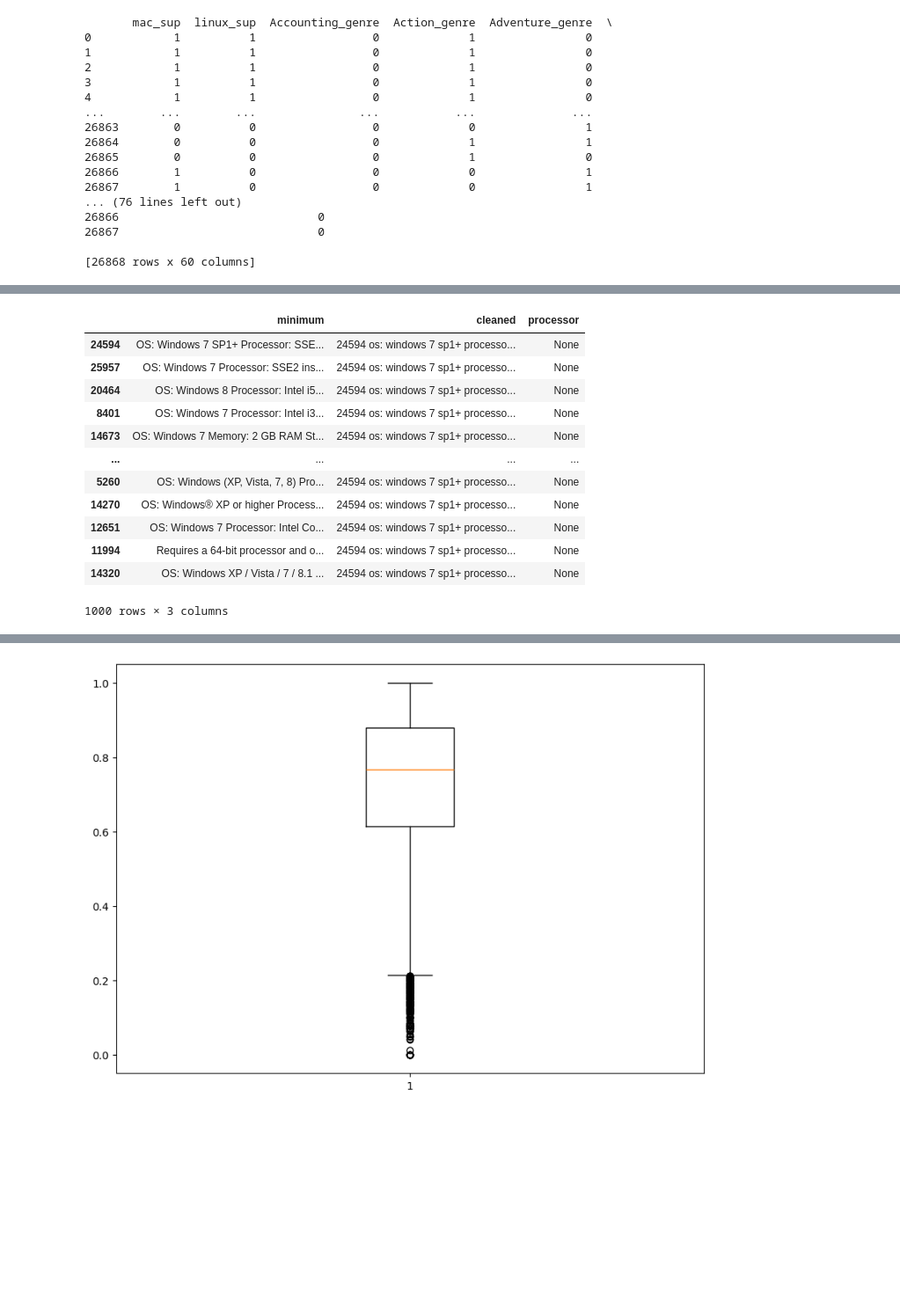
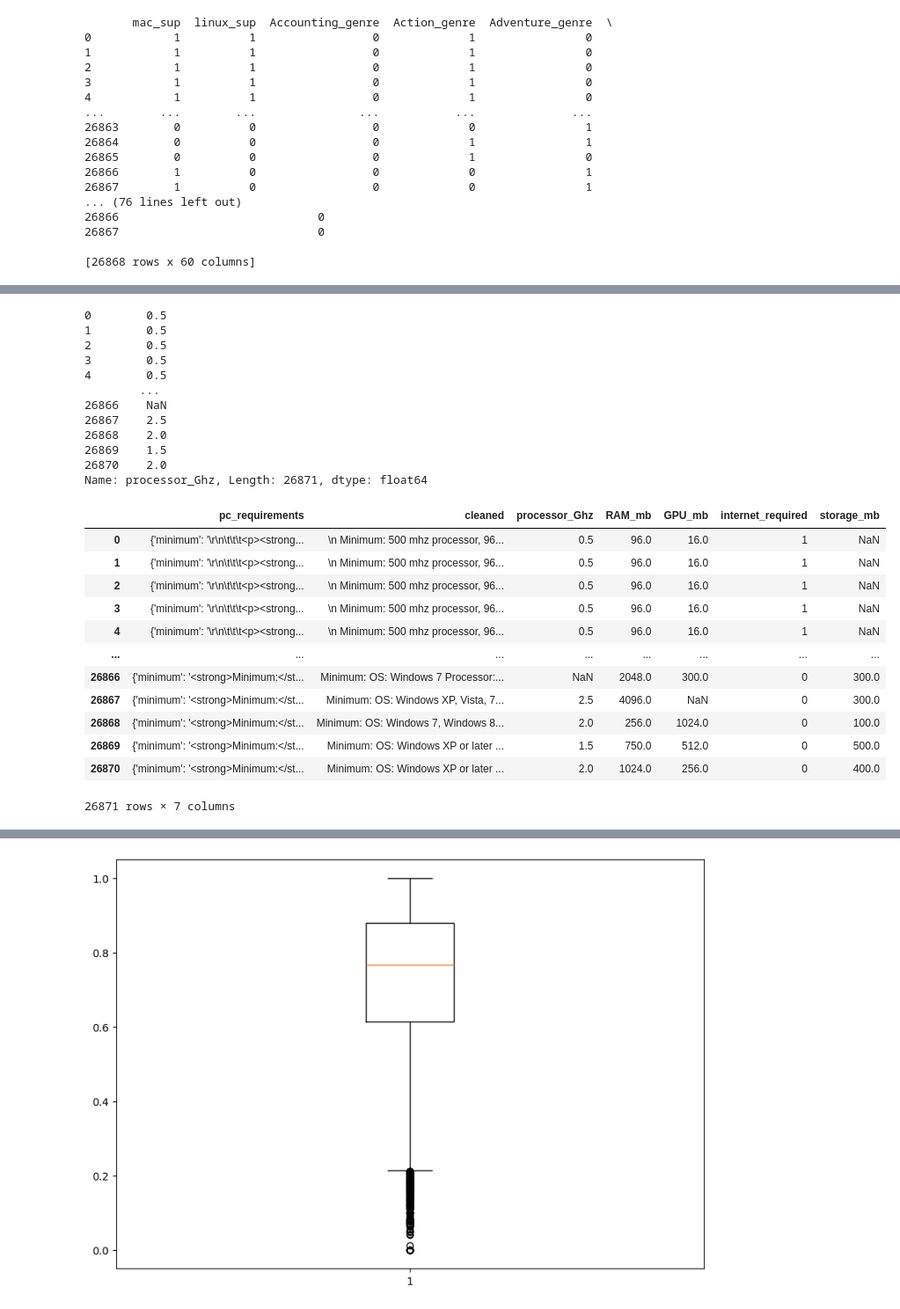
Before and after one commit to LuminousFirefly/game_success_prediction, a Jupyter notebook: cleaning.ipynb, the cells around one changed output, grey strips where cells are left out. Shown at 88% size. Saved outputs shown, nothing was run; the diff lists cells and outputs as text; code cells hidden in the pictures; blank space fills up the shorter version.

```diff
--- a/cleaning.ipynb
+++ b/cleaning.ipynb
@@ -167,23 +237,58 @@ min_df['processor']= min_df['cleaned'].apply(extract_processor)
 # %%
-min_df
+min['processor_Ghz']
 # %% [output]
-|  | minimum | cleaned | processor |
-| 24594 | OS: Windows 7 SP1+ Processor: SSE... | 24594 os: windows 7 sp1+ processo... | None |
-| 25957 | OS: Windows 7 Processor: SSE2 ins... | 24594 os: windows 7 sp1+ processo... | None |
-| 20464 | OS: Windows 8 Processor: Intel i5... | 24594 os: windows 7 sp1+ processo... | None |
-| 8401 | OS: Windows 7 Processor: Intel i3... | 24594 os: windows 7 sp1+ processo... | None |
-| 14673 | OS: Windows 7 Memory: 2 GB RAM St... | 24594 os: windows 7 sp1+ processo... | None |
-| ... | ... | ... | ... |
-| 5260 | OS: Windows (XP, Vista, 7, 8) Pro... | 24594 os: windows 7 sp1+ processo... | None |
-| 14270 | OS: Windows® XP or higher Process... | 24594 os: windows 7 sp1+ processo... | None |
-| 12651 | OS: Windows 7 Processor: Intel Co... | 24594 os: windows 7 sp1+ processo... | None |
-| 11994 | Requires a 64-bit processor and o... | 24594 os: windows 7 sp1+ processo... | None |
-| 14320 | OS: Windows XP / Vista / 7 / 8.1 ... | 24594 os: windows 7 sp1+ processo... | None |
-1000 rows × 3 columns
+0        0.5
+1        0.5
+2        0.5
+3        0.5
+4        0.5
+        ...
+26866    NaN
+26867    2.5
+26868    2.0
+26869    1.5
+26870    2.0
+Name: processor_Ghz, Length: 26871, dtype: float64
 # %%
-#Removing low-review games:
-df2['total_reviews'] = (df2['positive_ratings']+df2['negative_ratings'])
+#Extract RAM:
+def extract_ram_mb(text: str) -> int | None:
+    """
+    Return the minimum RAM in MB.
 
-#Set lowest bound to 50 reviews.
-low_bound = 4500
-df2_trimmed = df2[df2['total_reviews']>=low_bound]
+    Recognises patterns such as:
+    - "512 MB RAM", "2 GB RAM"
+    - "Memory: 256 MB"
+    """
+    # Pattern A: <number> MB/GB RAM  (most common)
+    match = re.search(r"(\d+\.?\d*)\s*(gb|mb)\s*ram", text, re.IGNORECASE)
+
+    # Pattern B: Memory: <number> MB/GB
+    if not match:
+        match = re.search(
+            r"memory[:\s]+(\d+\.?\d*)\s*(gb|mb)", text, re.IGNORECASE
+        )
+
+    if not match:
+        return None
+
+    val = float(match.group(1))
+    unit = match.group(2).lower()
+    return int(val * 1024) if unit == "gb" else int(val)
+
+min['RAM_mb']= min['cleaned'].apply(extract_ram_mb)
+# %%
+min
+# %% [output]
+|  | pc_requirements | cleaned | processor_Ghz | RAM_mb | GPU_mb | internet_required | storage_mb |
+| 0 | {'minimum': '\r\n\t\t\t<p><strong... | \n Minimum: 500 mhz processor, 96... | 0.5 | 96.0 | 16.0 | 1 | NaN |
+| 1 | {'minimum': '\r\n\t\t\t<p><strong... | \n Minimum: 500 mhz processor, 96... | 0.5 | 96.0 | 16.0 | 1 | NaN |
+| 2 | {'minimum': '\r\n\t\t\t<p><strong... | \n Minimum: 500 mhz processor, 96... | 0.5 | 96.0 | 16.0 | 1 | NaN |
+| 3 | {'minimum': '\r\n\t\t\t<p><strong... | \n Minimum: 500 mhz processor, 96... | 0.5 | 96.0 | 16.0 | 1 | NaN |
+| 4 | {'minimum': '\r\n\t\t\t<p><strong... | \n Minimum: 500 mhz processor, 96... | 0.5 | 96.0 | 16.0 | 1 | NaN |
+| ... | ... | ... | ... | ... | ... | ... | ... |
+| 26866 | {'minimum': '<strong>Minimum:</st... | Minimum: OS: Windows 7 Processor:... | NaN | 2048.0 | 300.0 | 0 | 300.0 |
+| 26867 | {'minimum': '<strong>Minimum:</st... | Minimum: OS: Windows XP, Vista, 7... | 2.5 | 4096.0 | NaN | 0 | 300.0 |
+| 26868 | {'minimum': '<strong>Minimum:</st... | Minimum: OS: Windows 7, Windows 8... | 2.0 | 256.0 | 1024.0 | 0 | 100.0 |
+| 26869 | {'minimum': '<strong>Minimum:</st... | Minimum: OS: Windows XP or later ... | 1.5 | 750.0 | 512.0 | 0 | 500.0 |
+| 26870 | {'minimum': '<strong>Minimum:</st... | Minimum: OS: Windows XP or later ... | 2.0 | 1024.0 | 256.0 | 0 | 400.0 |
+26871 rows × 7 columns
```
Also changed, not shown: parts of 19 cells of this notebook.
